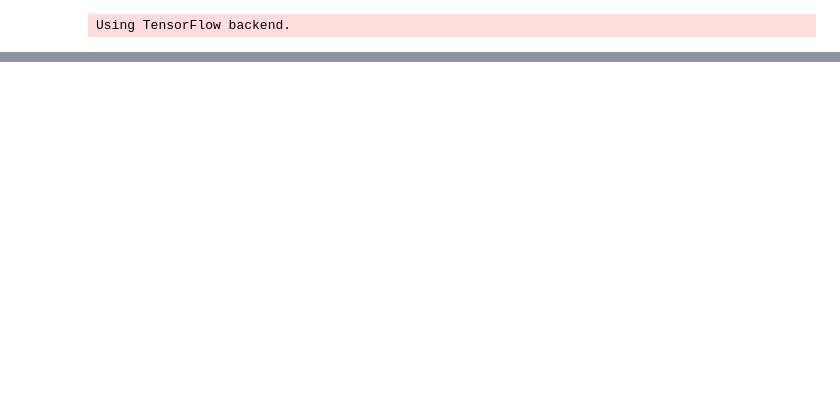
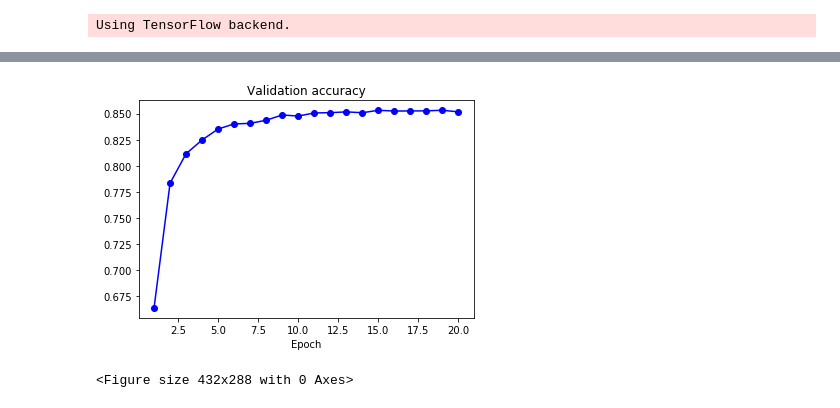
Before and after one commit to css-research/hw02, a Jupyter notebook: 1. HW2 - Word Embedding_Basic Model.ipynb, the cells around one changed output, grey strips where cells are left out. Cells and saved outputs as stored; diff of their text form; code cells hidden in the pictures; blank space fills up the shorter version.

Commit message:
basic models done

```diff
--- a/1. HW2 - Word Embedding_Basic Model.ipynb
+++ b/1. HW2 - Word Embedding_Basic Model.ipynb
@@ -42,0 +71,18 @@ print (len(test_titles_raw), len(test_labels_raw))
+# %%
+from keras.models import Sequential
+from keras.layers import Flatten, Dense, Embedding
+
+basic_model = Sequential()
+
+# output dim = 32
+basic_model.add(Embedding(10000, 32, input_length = 100))
+basic_model.add(Flatten())
+basic_model.add(Dense(22, activation='softmax'))
+
+basic_model.compile(optimizer='rmsprop', loss='categorical_crossentropy', metrics=['acc'])
+basic_model.summary()
+
+history = basic_model.fit(x_train, y_train,
+                          epochs= 20,
+                          batch_size= 1024,
+                         validation_data = (x_test, y_test))
@@ -42,0 +107,14 @@ print (len(test_titles_raw), len(test_labels_raw))
+# %%
+basic_val_acc = history.history['val_acc']
+basic_val_loss = history.history['val_loss']
+
+epochs = range(1, len(basic_val_acc) + 1)
+
+plt.plot(epochs, basic_val_acc, 'b', marker='o', label='Validation acc')
+plt.title('Validation accuracy')
+plt.xlabel("Epoch")
+plt.figure()
+plt.show()
+# %% [output]
+[figure, added]
+<Figure size 432x288 with 0 Axes>
```
Also changed, not shown: parts of 19 cells of this notebook, 4 other files.
